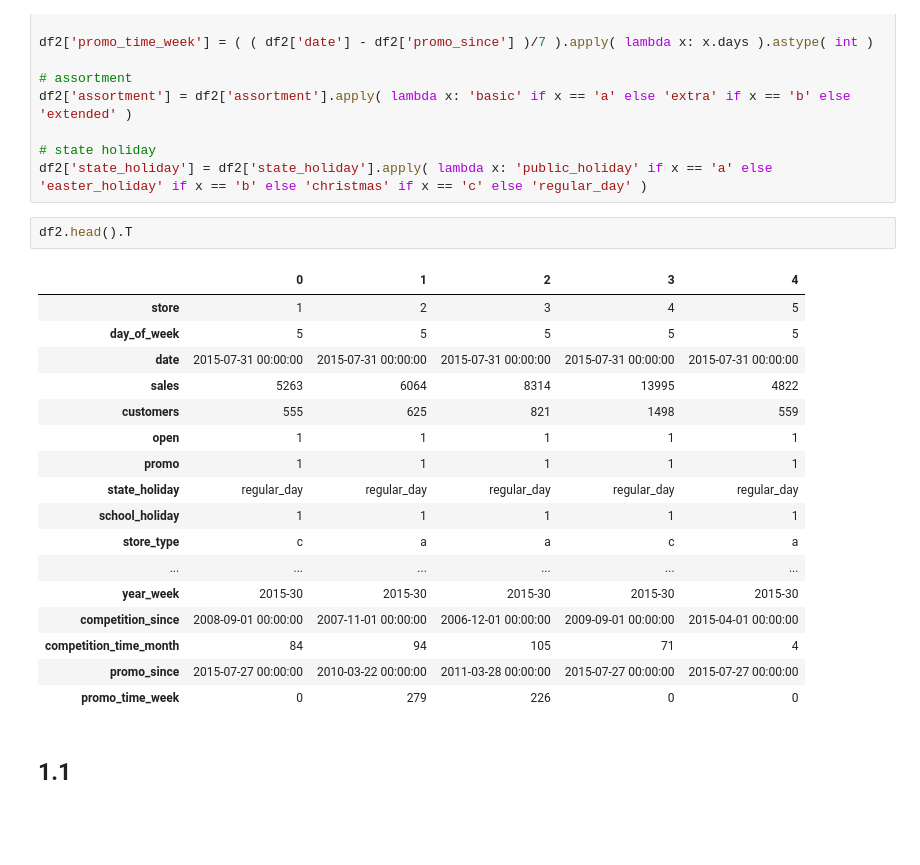
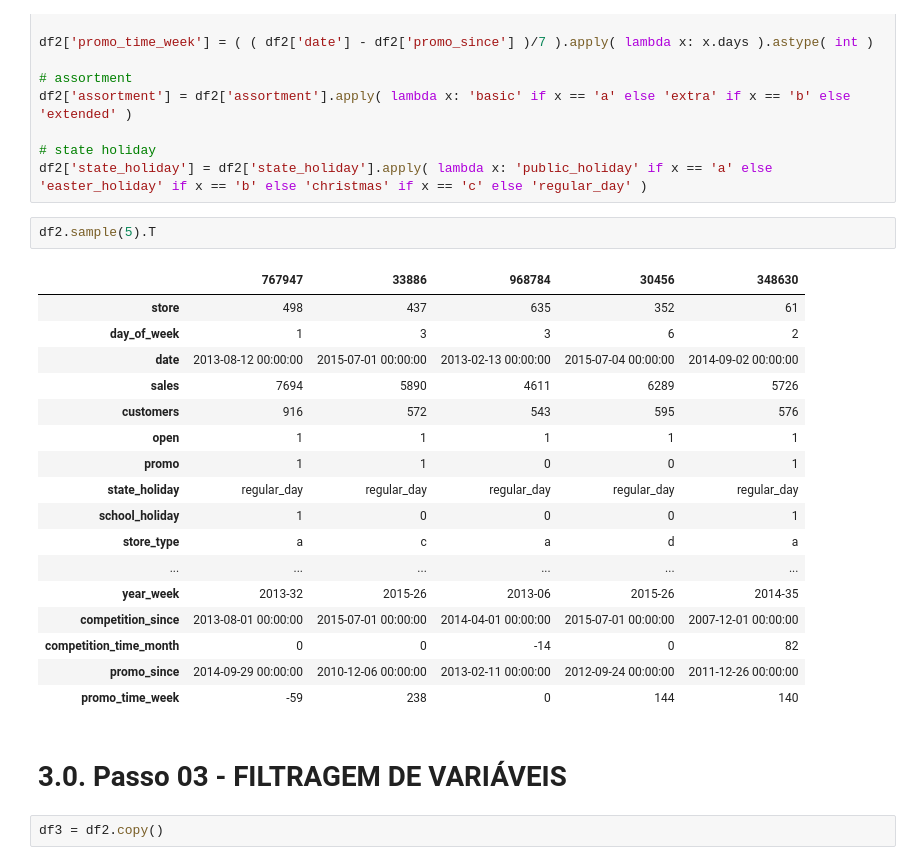
Before and after one commit to TiagoTuk/ds_producao, a Jupyter notebook: store_sales_prediction.ipynb, the cells around one changed output. Drawn from its saved outputs; the diff is of its cells as text; blank space fills up the shorter version.

Commit message:
add filtragem de variaveis

```diff
--- a/store_sales_prediction.ipynb
+++ b/store_sales_prediction.ipynb
@@ -416,24 +416,26 @@ df2['assortment'] = df2['assortment'].apply( lambda x: 'basic' if x == 'a' else
 # state holiday
 df2['state_holiday'] = df2['state_holiday'].apply( lambda x: 'public_holiday' if x == 'a' else 'easter_holiday' if x == 'b' else 'christmas' if x == 'c' else 'regular_day' )
 # %%
-df2.head().T
+df2.sample(5).T
 # %% [output]
-|  | 0 | 1 | 2 | 3 | 4 |
-| store | 1 | 2 | 3 | 4 | 5 |
-| day_of_week | 5 | 5 | 5 | 5 | 5 |
-| date | 2015-07-31 00:00:00 | 2015-07-31 00:00:00 | 2015-07-31 00:00:00 | 2015-07-31 00:00:00 | 2015-07-31 00:00:00 |
-| sales | 5263 | 6064 | 8314 | 13995 | 4822 |
-| customers | 555 | 625 | 821 | 1498 | 559 |
+|  | 767947 | 33886 | 968784 | 30456 | 348630 |
+| store | 498 | 437 | 635 | 352 | 61 |
+| day_of_week | 1 | 3 | 3 | 6 | 2 |
+| date | 2013-08-12 00:00:00 | 2015-07-01 00:00:00 | 2013-02-13 00:00:00 | 2015-07-04 00:00:00 | 2014-09-02 00:00:00 |
+| sales | 7694 | 5890 | 4611 | 6289 | 5726 |
+| customers | 916 | 572 | 543 | 595 | 576 |
 | open | 1 | 1 | 1 | 1 | 1 |
-| promo | 1 | 1 | 1 | 1 | 1 |
+| promo | 1 | 1 | 0 | 0 | 1 |
 | state_holiday | regular_day | regular_day | regular_day | regular_day | regular_day |
-| school_holiday | 1 | 1 | 1 | 1 | 1 |
-| store_type | c | a | a | c | a |
+| school_holiday | 1 | 0 | 0 | 0 | 1 |
+| store_type | a | c | a | d | a |
 | ... | ... | ... | ... | ... | ... |
-| year_week | 2015-30 | 2015-30 | 2015-30 | 2015-30 | 2015-30 |
-| competition_since | 2008-09-01 00:00:00 | 2007-11-01 00:00:00 | 2006-12-01 00:00:00 | 2009-09-01 00:00:00 | 2015-04-01 00:00:00 |
-| competition_time_month | 84 | 94 | 105 | 71 | 4 |
-| promo_since | 2015-07-27 00:00:00 | 2010-03-22 00:00:00 | 2011-03-28 00:00:00 | 2015-07-27 00:00:00 | 2015-07-27 00:00:00 |
-| promo_time_week | 0 | 279 | 226 | 0 | 0 |
+| year_week | 2013-32 | 2015-26 | 2013-06 | 2015-26 | 2014-35 |
+| competition_since | 2013-08-01 00:00:00 | 2015-07-01 00:00:00 | 2014-04-01 00:00:00 | 2015-07-01 00:00:00 | 2007-12-01 00:00:00 |
+| competition_time_month | 0 | 0 | -14 | 0 | 82 |
+| promo_since | 2014-09-29 00:00:00 | 2010-12-06 00:00:00 | 2013-02-11 00:00:00 | 2012-09-24 00:00:00 | 2011-12-26 00:00:00 |
+| promo_time_week | -59 | 238 | 0 | 144 | 140 |
-# %% [markdown]
-## 1.1
+# %% [markdown]
+# 3.0. Passo 03 - FILTRAGEM DE VARIÁVEIS
+# %%
+df3 = df2.copy()
```
Also changed, not shown: parts of 6 cells of this notebook.
